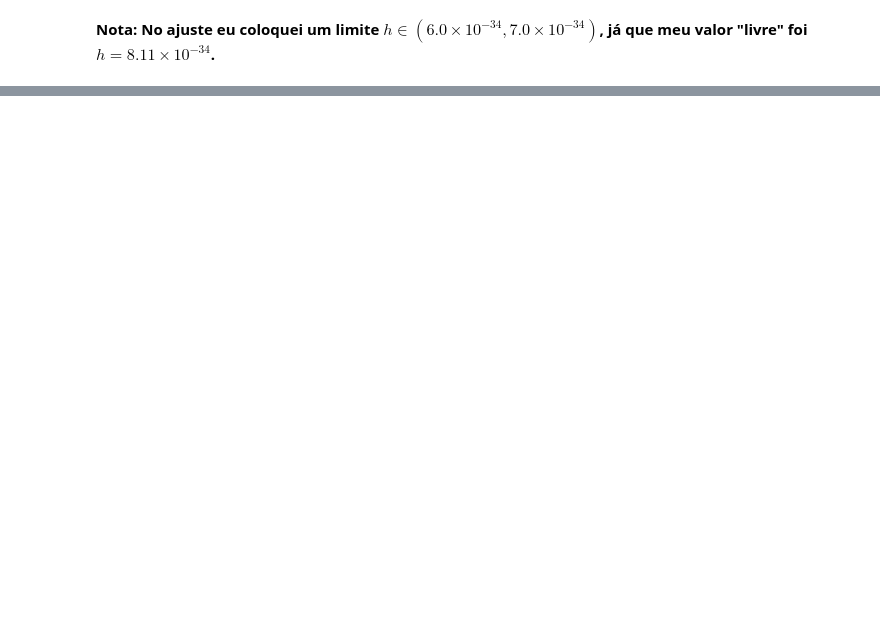
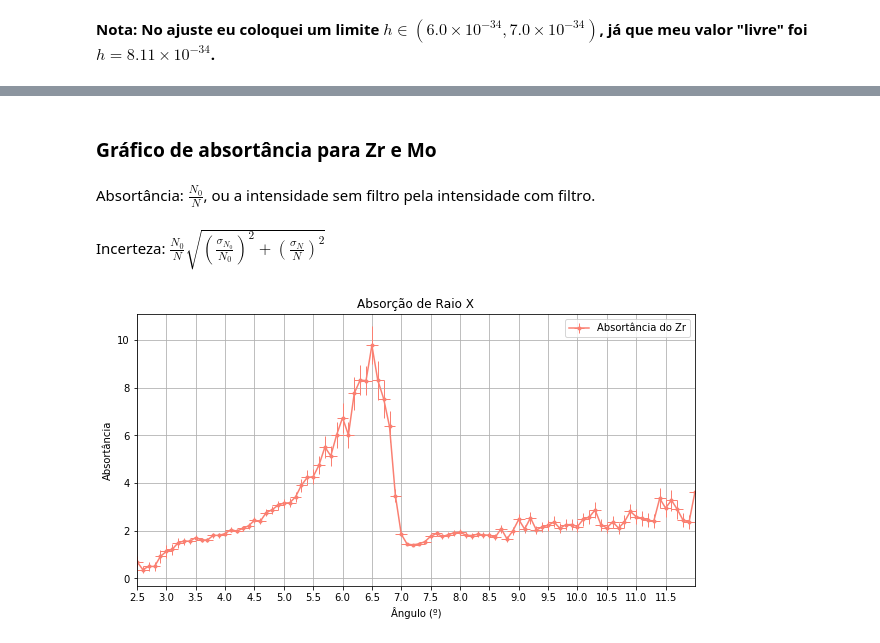
Before and after one commit to leonardovaladao/QuantumLab, a Jupyter notebook: 3. RaioX/Análise.ipynb, the cells around one changed output, grey strips where cells are left out. Drawn from its saved outputs; the diff is of its cells as text; code cells hidden in the pictures; blank space fills up the shorter version.

Commit message:
Update RaioX

```diff
--- a/3. RaioX/Análise.ipynb
+++ b/3. RaioX/Análise.ipynb
@@ -379,0 +384,3 @@ $\sigma_h = $
+# %%
+# Importar dados
+df3 = pd.read_csv('processed_data/eq1_M1_filtroZr_Mo.csv', decimal=',')
@@ -379,0 +393,5 @@ $\sigma_h = $
+# %%
+df3incisf = [np.sqrt(i) for i in df3['nofilter']]
+df3incizr = [np.sqrt(i) for i in df3['Zr']]
+df3incimo = [np.sqrt(i) for i in df3['Mo']]
+df3inctet = [float(0.1) for i in df3['teta']]
@@ -379,0 +424,26 @@ $\sigma_h = $
+# %% [markdown]
+### Gráfico de absortância para Zr e Mo
+# %% [markdown]
+Absortância: $\frac{N_0}{N}$, ou a intensidade sem filtro pela intensidade com filtro.
+# %% [markdown]
+Incerteza: $\frac{N_0}{N} \sqrt{(\frac{\sigma_{N_0}}{N_0})^2 + (\frac{\sigma_N}{N})^2 }$
+# %%
+df3incabszr = df3['nofilter']/df3['Zr'] * np.sqrt(((df3incisf)/(df3['nofilter']))**2 + ((df3incizr)/(df3['Zr']))**2 )
+df3incabsmo = df3['nofilter']/df3['Mo'] * np.sqrt((df3incisf/df3['nofilter'])**2 + (df3incimo/df3['Mo'])**2 )
+# %%
+plt.figure(figsize=(10,5))
+plt.errorbar(df3['teta'], df3['nofilter']/df3['Zr'], label='Absortância do Zr',
+             xerr=df3inctet, yerr=df3incabszr,
+             elinewidth=1,
+        marker='.', color='salmon')
+
+plt.title('Absorção de Raio X')
+plt.xlabel('Ângulo (º)')
+plt.ylabel('Absortância')
+plt.xticks(np.arange(2.5,12,0.5))
+plt.xlim(2.5,12)
+plt.legend()
+plt.grid()
+plt.show()
+# %% [output]
+[figure, added]
```
Also changed, not shown: parts of 36 cells of this notebook.
